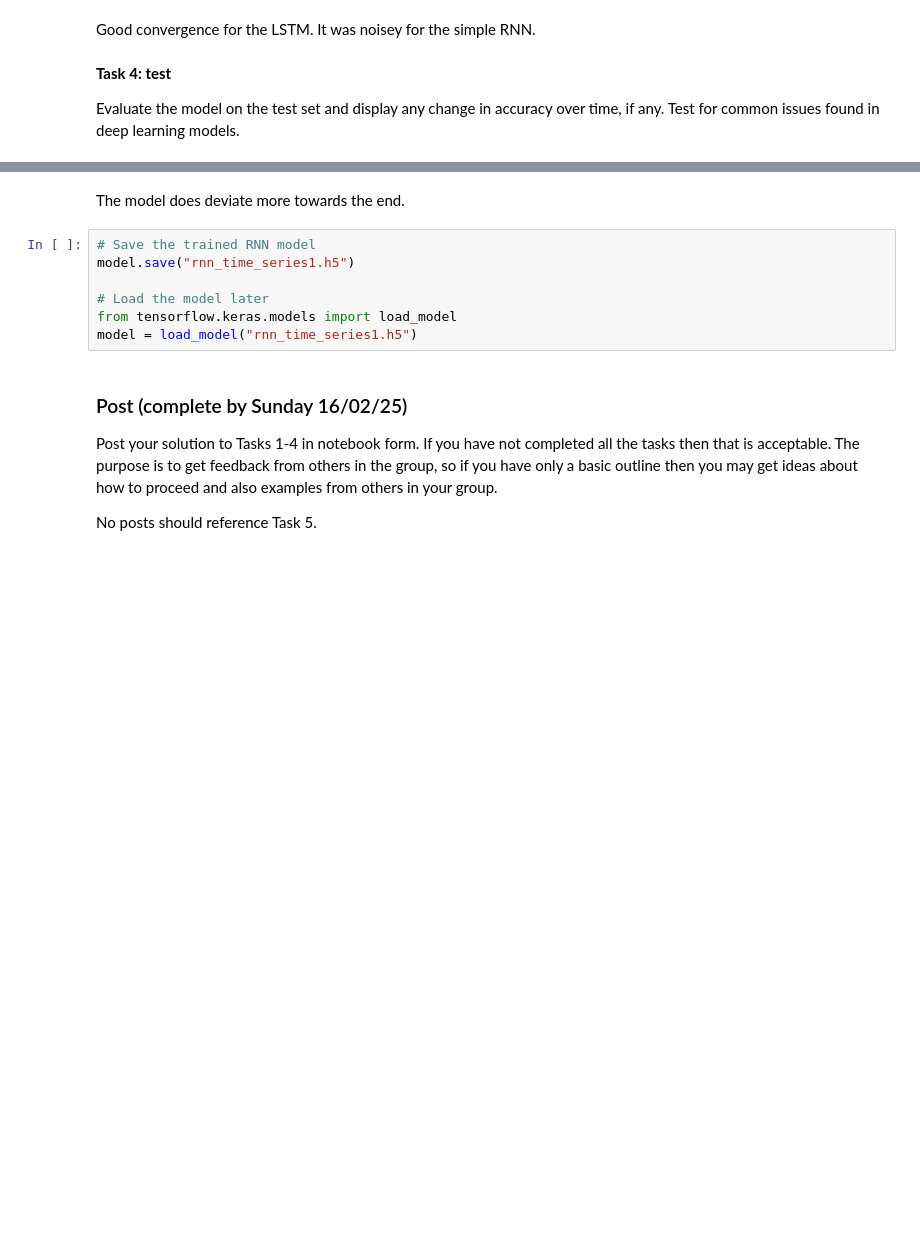
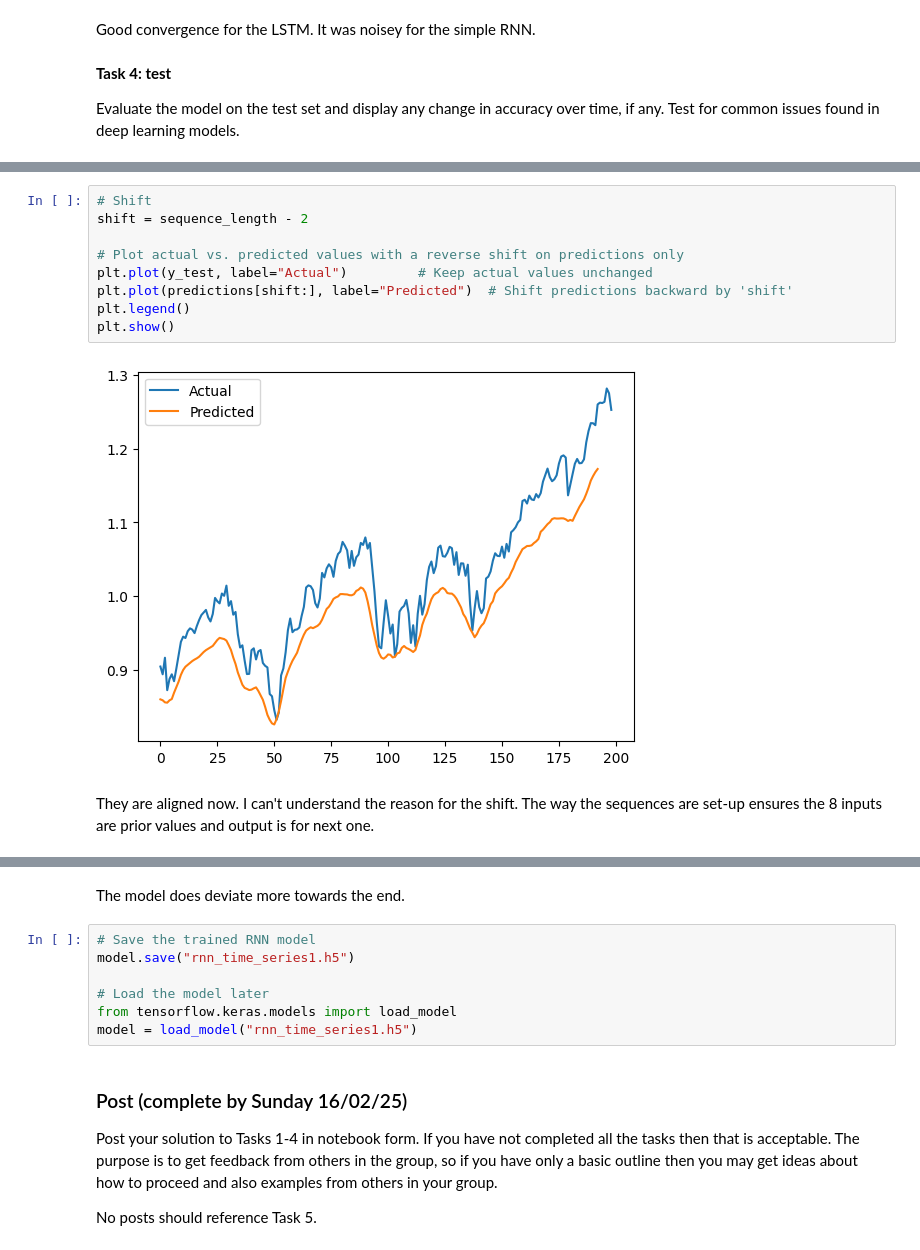
Before and after one commit to Noonansean1/CS5004, a Jupyter notebook: e-tivity2/Etivity2_23300159.ipynb, the cells around one changed output, grey strips where cells are left out. Drawn from its saved outputs; the diff is of its cells as text; blank space fills up the shorter version.

```diff
--- a/e-tivity2/Etivity2_23300159.ipynb
+++ b/e-tivity2/Etivity2_23300159.ipynb
@@ -481,0 +522,13 @@ The trade off between short-term and long term memory is visible. In this plot t
+# %%
+# Shift
+shift = sequence_length - 2
+
+# Plot actual vs. predicted values with a reverse shift on predictions only
+plt.plot(y_test, label="Actual")         # Keep actual values unchanged
+plt.plot(predictions[shift:], label="Predicted")  # Shift predictions backward by 'shift'
+plt.legend()
+plt.show()
+# %% [output]
+[figure, added]
+# %% [markdown]
+They are aligned now. I can't understand the reason for the shift. The way the sequences are set-up ensures the 8 inputs are prior values and output is for next one.
```
Also changed, not shown: parts of 37 cells of this notebook.
